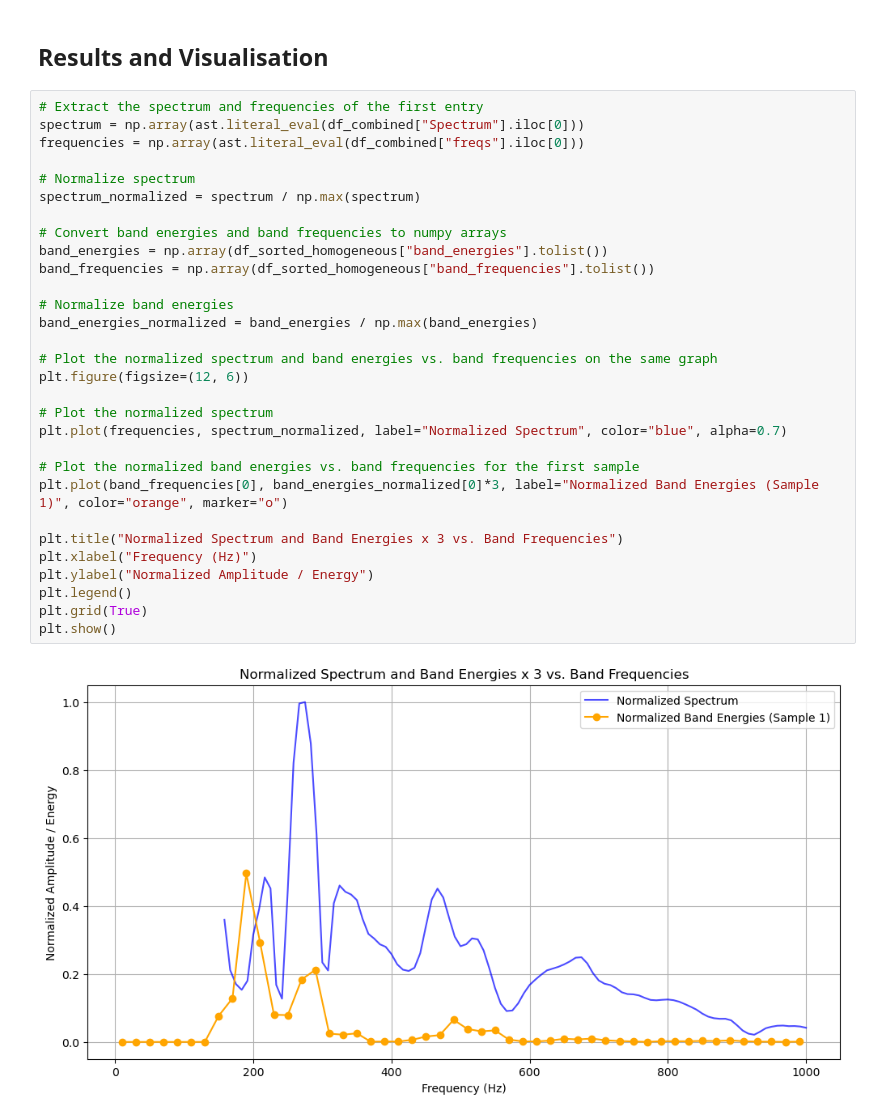
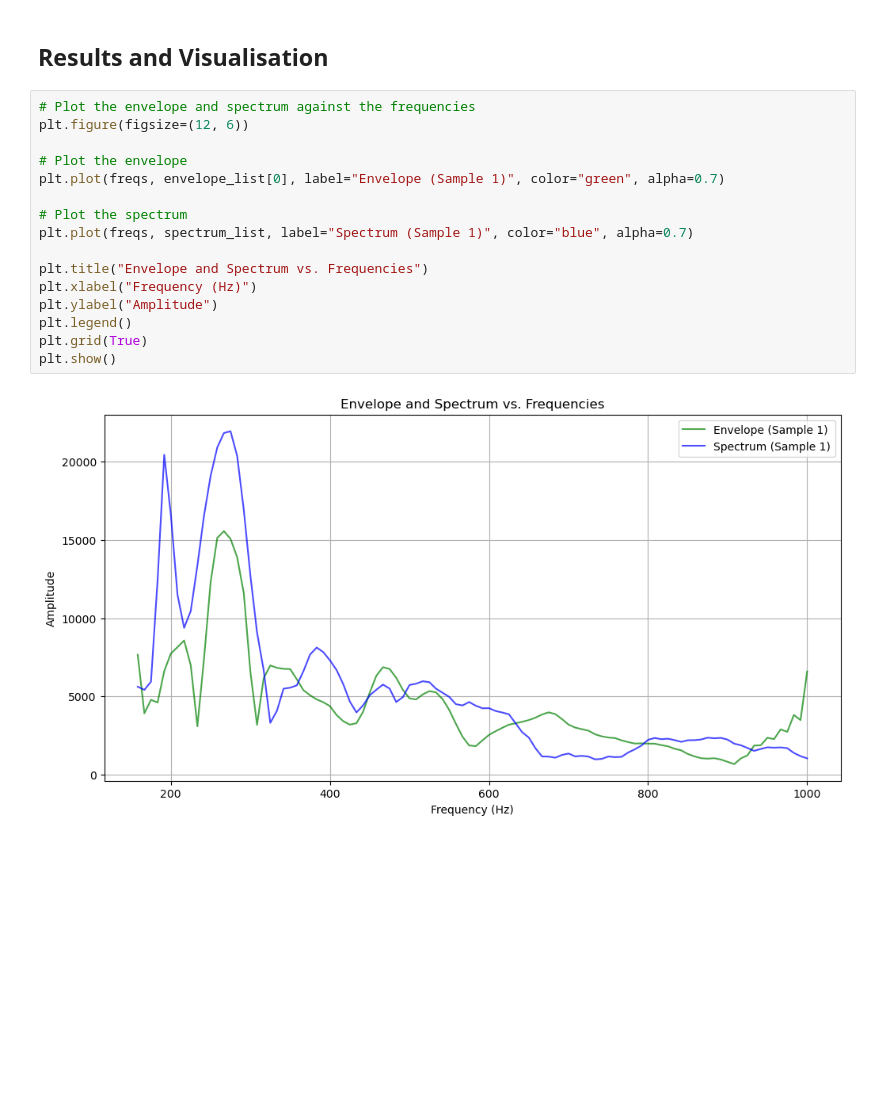
Before and after one commit to HugoMany/MLPadelProject, a Jupyter notebook: VibrationPart/ModelMLAgeRacket/KNN/Vcsv_KNN_Age_P1.P2.P3_Enveloppe.ipynb, the cells around one changed output. Cells and saved outputs as stored; diff of their text form; blank space fills up the shorter version.

Commit message:
Visualisation

```diff
--- a/VibrationPart/ModelMLAgeRacket/KNN/Vcsv_KNN_Age_P1.P2.P3_Enveloppe.ipynb
+++ b/VibrationPart/ModelMLAgeRacket/KNN/Vcsv_KNN_Age_P1.P2.P3_Enveloppe.ipynb
@@ -183,35 +183,21 @@ print(results_df)
 [160 rows x 5 columns]
 # %% [markdown]
 ## Results and Visualisation
-# %%
-# Extract the spectrum and frequencies of the first entry
-spectrum = np.array(ast.literal_eval(df_combined["Spectrum"].iloc[0]))
-frequencies = np.array(ast.literal_eval(df_combined["freqs"].iloc[0]))
-
-# Normalize spectrum
-spectrum_normalized = spectrum / np.max(spectrum)
-
-# Convert band energies and band frequencies to numpy arrays
-band_energies = np.array(df_sorted_homogeneous["band_energies"].tolist())
-band_frequencies = np.array(df_sorted_homogeneous["band_frequencies"].tolist())
-
-# Normalize band energies
-band_energies_normalized = band_energies / np.max(band_energies)
-
-# Plot the normalized spectrum and band energies vs. band frequencies on the same graph
-plt.figure(figsize=(12, 6))
-
-# Plot the normalized spectrum
-plt.plot(frequencies, spectrum_normalized, label="Normalized Spectrum", color="blue", alpha=0.7)
-
-# Plot the normalized band energies vs. band frequencies for the first sample
-plt.plot(band_frequencies[0], band_energies_normalized[0]*3, label="Normalized Band Energies (Sample 1)", color="orange", marker="o")
-
-plt.title("Normalized Spectrum and Band Energies x 3 vs. Band Frequencies")
-plt.xlabel("Frequency (Hz)")
-plt.ylabel("Normalized Amplitude / Energy")
-plt.legend()
-plt.grid(True)
-plt.show()
-# %% [output]
-[figure, removed]
+# %%
+# Plot the envelope and spectrum against the frequencies
+plt.figure(figsize=(12, 6))
+
+# Plot the envelope
+plt.plot(freqs, envelope_list[0], label="Envelope (Sample 1)", color="green", alpha=0.7)
+
+# Plot the spectrum
+plt.plot(freqs, spectrum_list, label="Spectrum (Sample 1)", color="blue", alpha=0.7)
+
+plt.title("Envelope and Spectrum vs. Frequencies")
+plt.xlabel("Frequency (Hz)")
+plt.ylabel("Amplitude")
+plt.legend()
+plt.grid(True)
+plt.show()
+# %% [output]
+[figure, added]
```
